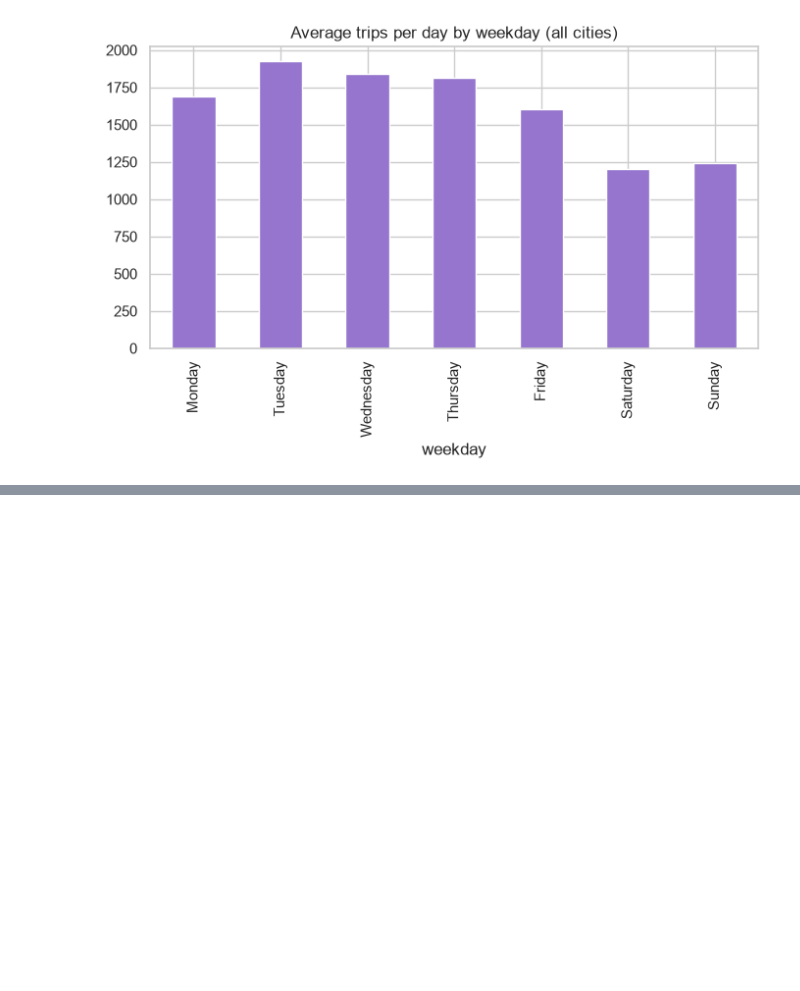
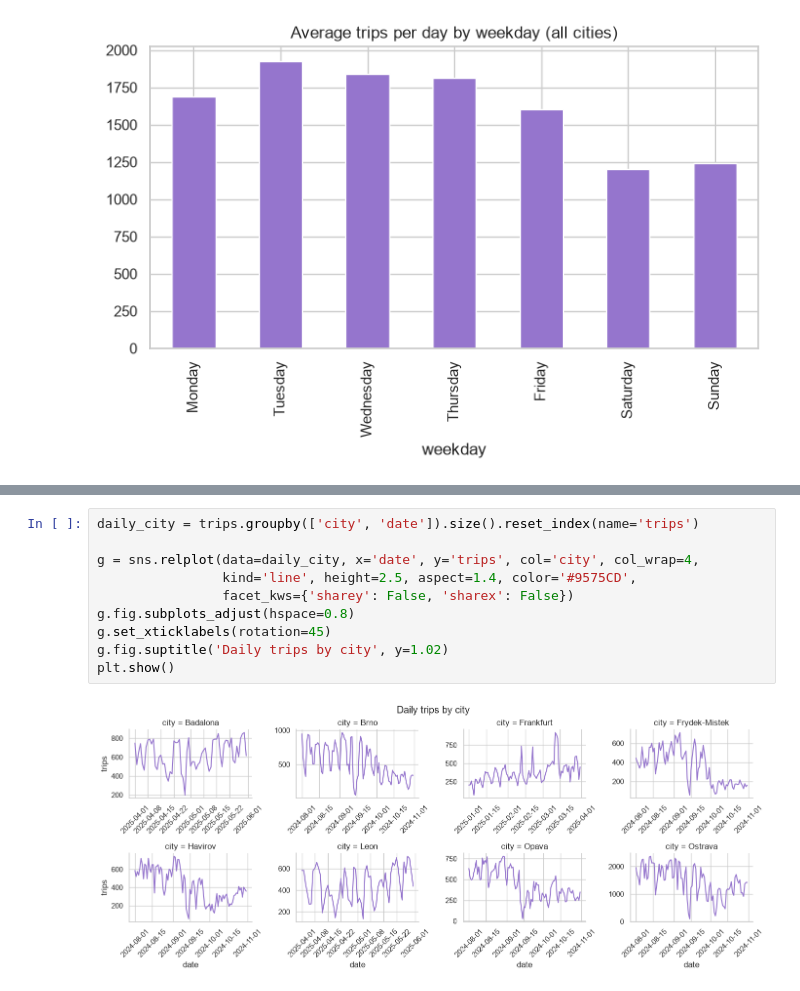
Before and after one commit to NatalyaKim21/bikeflow, a Jupyter notebook: notebooks/01_eda.ipynb, the cells around one changed output, grey strips where cells are left out. Cells and saved outputs as stored; diff of their text form; blank space fills up the shorter version.

```diff
--- a/notebooks/01_eda.ipynb
+++ b/notebooks/01_eda.ipynb
@@ -273,0 +286,12 @@ plt.show()
+# %%
+daily_city = trips.groupby(['city', 'date']).size().reset_index(name='trips')
+
+g = sns.relplot(data=daily_city, x='date', y='trips', col='city', col_wrap=4,
+                kind='line', height=2.5, aspect=1.4, color='#9575CD',
+                facet_kws={'sharey': False, 'sharex': False})
+g.fig.subplots_adjust(hspace=0.8)
+g.set_xticklabels(rotation=45)
+g.fig.suptitle('Daily trips by city', y=1.02)
+plt.show()
+# %% [output]
+[figure, added]
```
Also changed, not shown: parts of 3 cells of this notebook.
